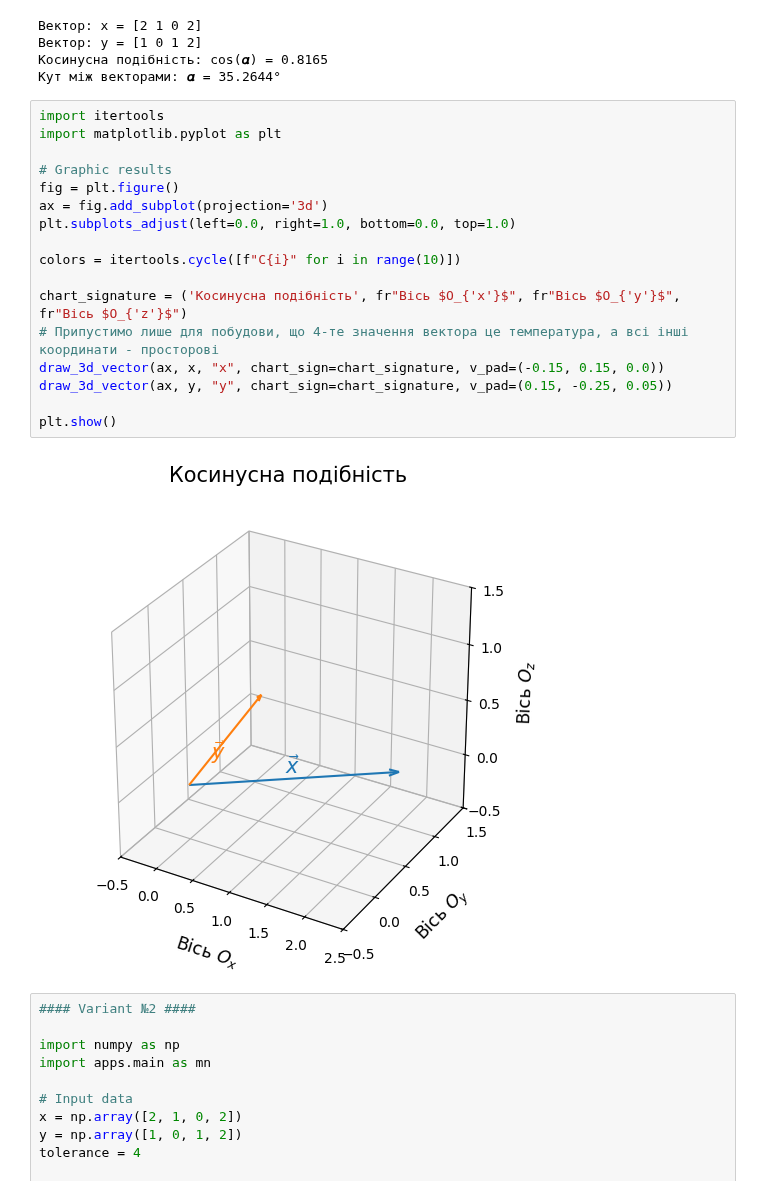
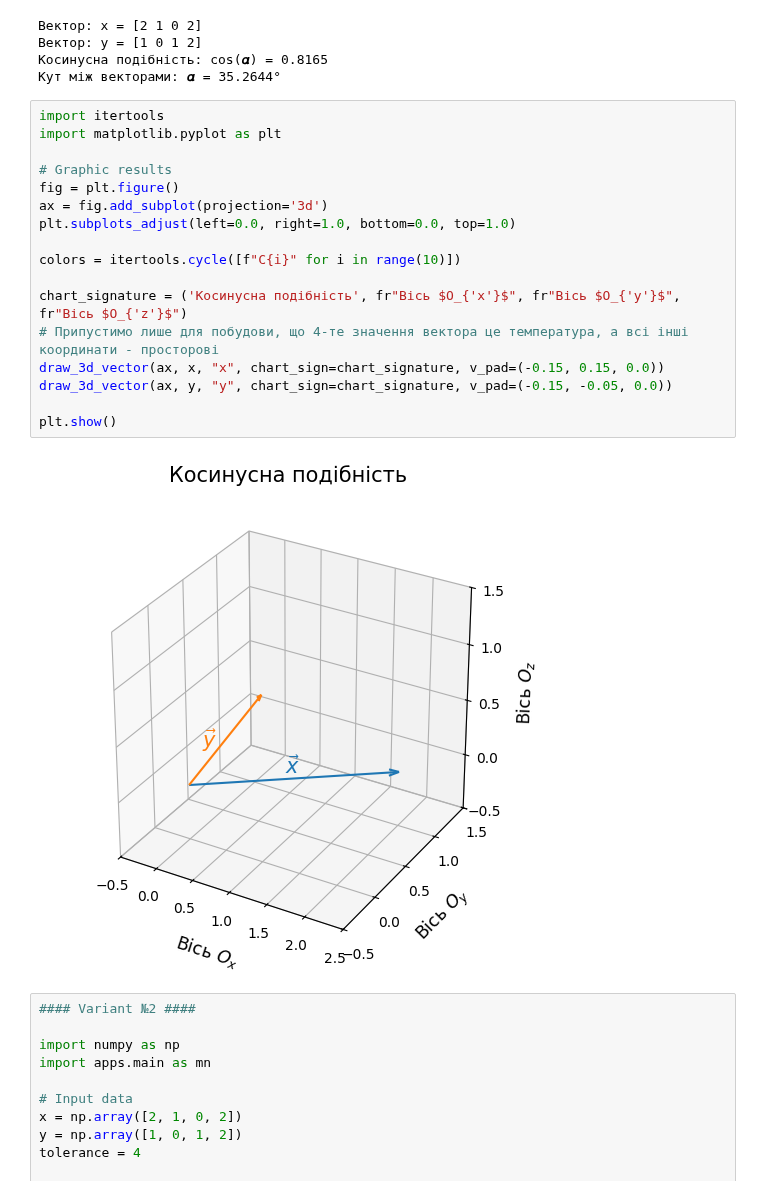
Before and after one commit to BogdanPinchuk/DataScience-PBY_HW4, a Jupyter notebook: Bohdan_Pinchuk_DS_HW4.ipynb, the cells around one changed output. Drawn from its saved outputs; the diff is of its cells as text.

```diff
--- a/Bohdan_Pinchuk_DS_HW4.ipynb
+++ b/Bohdan_Pinchuk_DS_HW4.ipynb
@@ -332,22 +332,22 @@ print(f"Кут між векторами: 𝜶 = {alpha_deg:.{tolerance}f}°")
 # %%
 import itertools
 import matplotlib.pyplot as plt
 
 # Graphic results
 fig = plt.figure()
 ax = fig.add_subplot(projection='3d')
 plt.subplots_adjust(left=0.0, right=1.0, bottom=0.0, top=1.0)
 
 colors = itertools.cycle([f"C{i}" for i in range(10)])
 
 chart_signature = ('Косинусна подібність', fr"Вісь $O_{'x'}$", fr"Вісь $O_{'y'}$", fr"Вісь $O_{'z'}$")
 # Припустимо лише для побудови, що 4-те значення вектора це температура, а всі інші координати - просторові
 draw_3d_vector(ax, x, "x", chart_sign=chart_signature, v_pad=(-0.15, 0.15, 0.0))
-draw_3d_vector(ax, y, "y", chart_sign=chart_signature, v_pad=(0.15, -0.25, 0.05))
+draw_3d_vector(ax, y, "y", chart_sign=chart_signature, v_pad=(-0.15, -0.05, 0.0))
 
 plt.show()
 # %% [output]
-[figure, old version]
+[figure, new version]
 # %%
 #### Variant №2 ####
 
```
